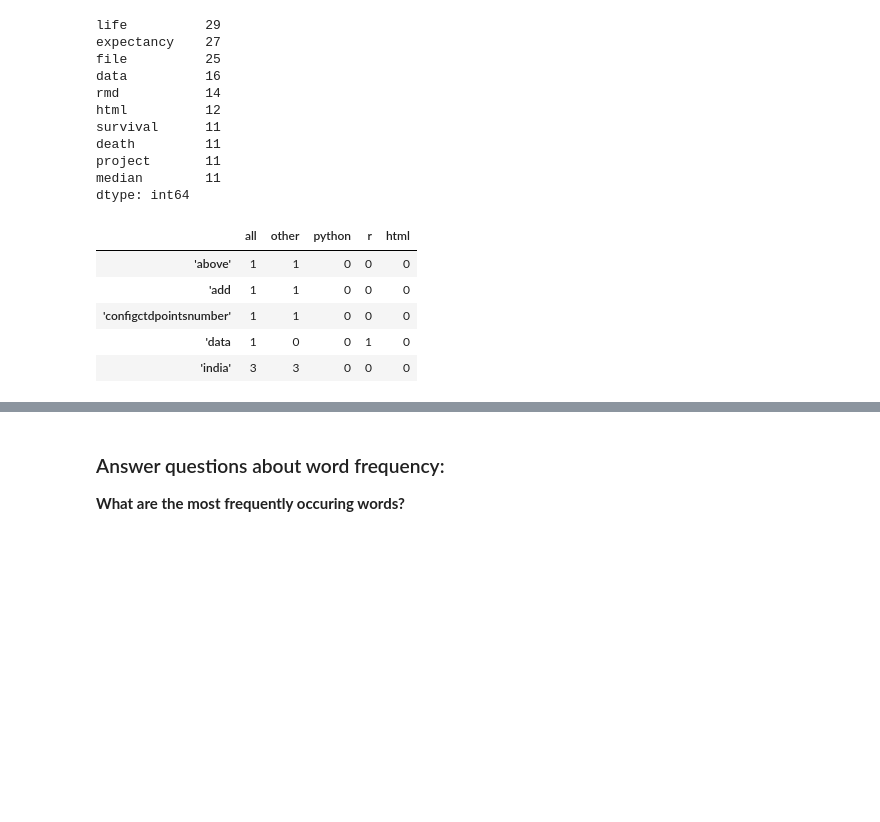
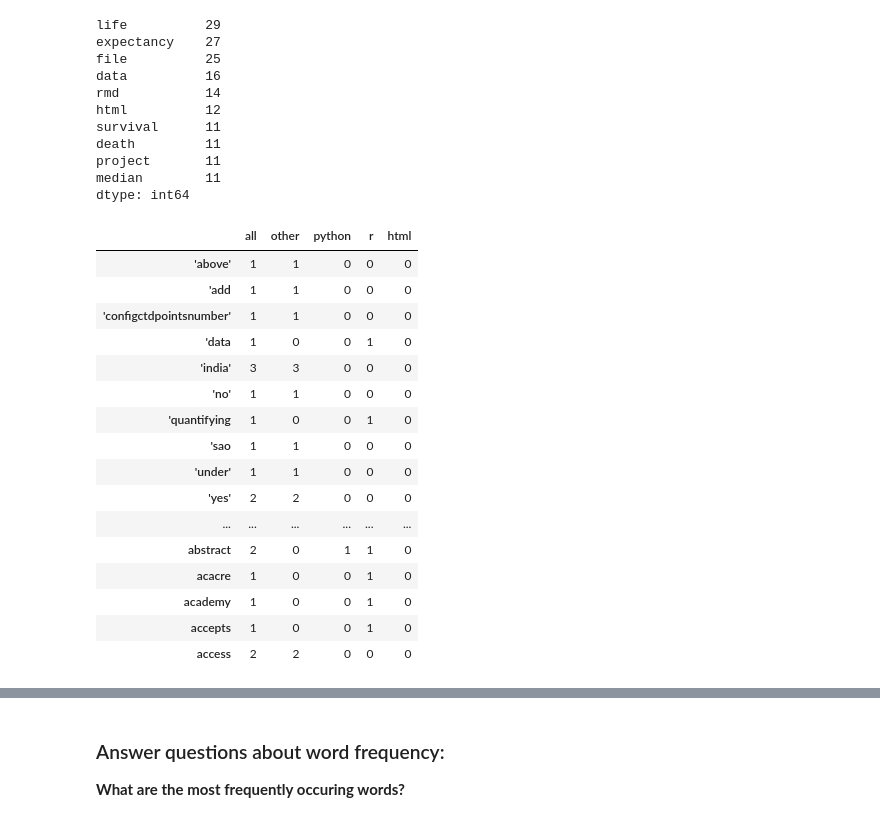
Before and after one commit to Two-Guys-and-a-Gal/NLP-Project, a Jupyter notebook: rivera_work.ipynb, the cells around one changed output, grey strips where cells are left out. Cells and saved outputs as stored; diff of their text form; code cells hidden in the pictures; blank space fills up the shorter version.

```diff
--- a/rivera_work.ipynb
+++ b/rivera_work.ipynb
@@ -245,16 +245,27 @@ dtype: int64
 # %%
 #Create a word_counts data frame we can work with
 
 word_counts = (pd.concat([all_freq, other_freq, python_freq, r_freq, html_freq], axis=1, sort=True)
                 .set_axis(['all', 'other', 'python', 'r', 'html'], axis=1, inplace=False)
                 .fillna(0)
                 .apply(lambda s: s.astype(int)))
 
-word_counts.head()
+word_counts.head(20)
 # %% [output]
 |  | all | other | python | r | html |
 | 'above' | 1 | 1 | 0 | 0 | 0 |
 | 'add | 1 | 1 | 0 | 0 | 0 |
 | 'configctdpointsnumber' | 1 | 1 | 0 | 0 | 0 |
 | 'data | 1 | 0 | 0 | 1 | 0 |
 | 'india' | 3 | 3 | 0 | 0 | 0 |
+| 'no' | 1 | 1 | 0 | 0 | 0 |
+| 'quantifying | 1 | 0 | 0 | 1 | 0 |
+| 'sao | 1 | 1 | 0 | 0 | 0 |
+| 'under' | 1 | 1 | 0 | 0 | 0 |
+| 'yes' | 2 | 2 | 0 | 0 | 0 |
+| ... | ... | ... | ... | ... | ... |
+| abstract | 2 | 0 | 1 | 1 | 0 |
+| acacre | 1 | 0 | 0 | 1 | 0 |
+| academy | 1 | 0 | 0 | 1 | 0 |
+| accepts | 1 | 0 | 0 | 1 | 0 |
+| access | 2 | 2 | 0 | 0 | 0 |
```
Also changed, not shown: parts of 3 cells of this notebook.
